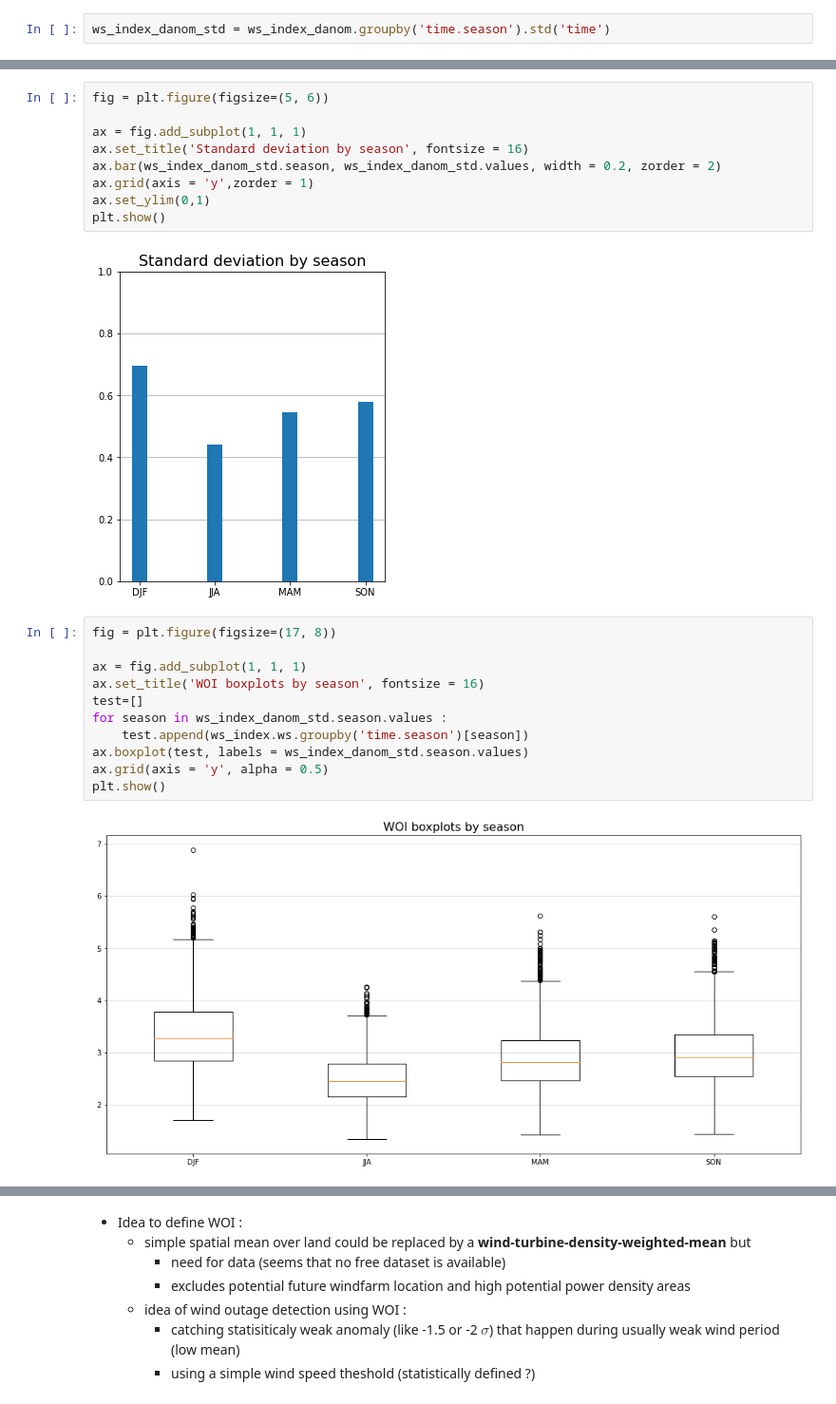
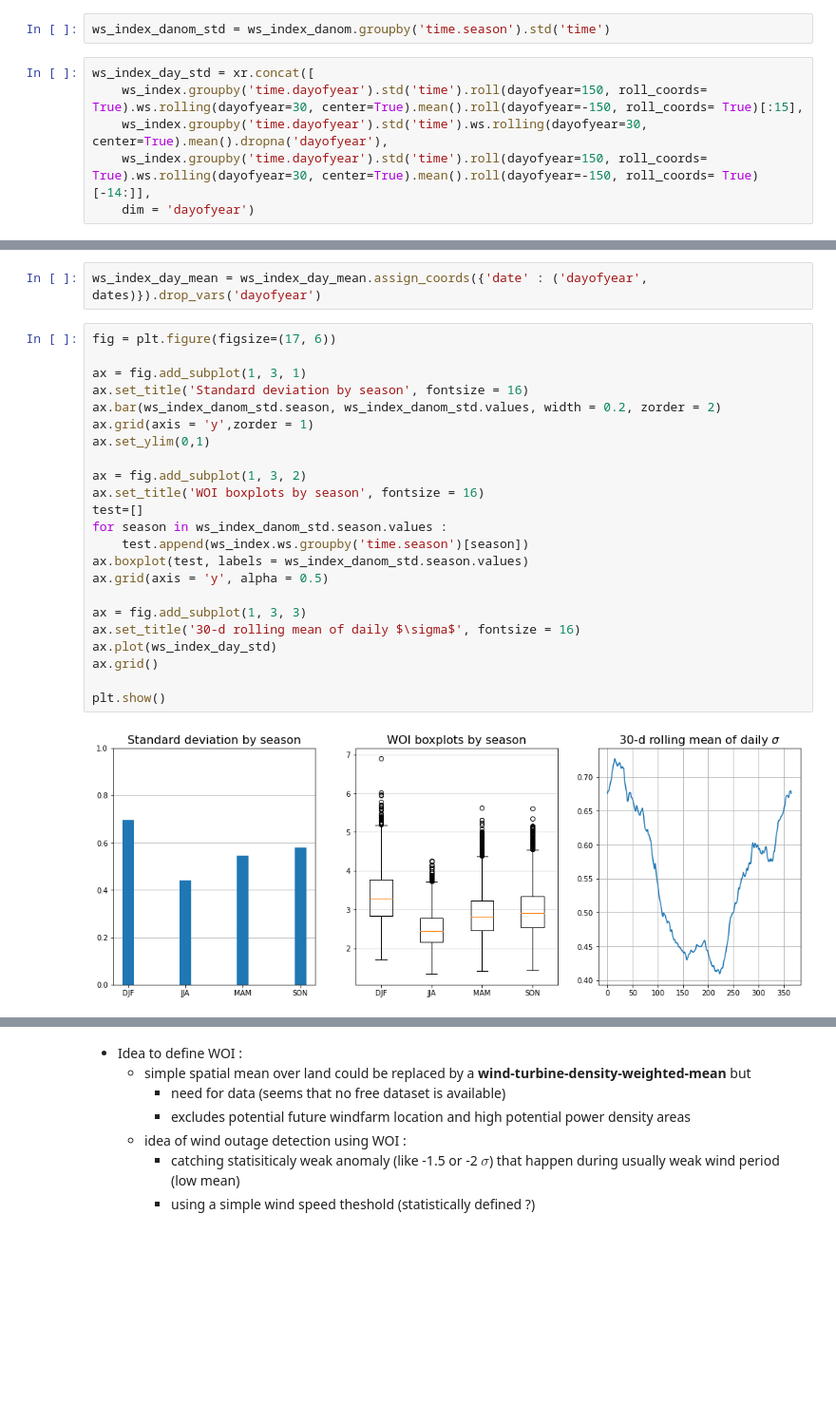
Before and after one commit to bchatelon/year_weather_regime, a Jupyter notebook: wind_outage.ipynb, the cells around one changed output, grey strips where cells are left out. Shown at 95% size. Cells and saved outputs as stored; diff of their text form; blank space fills up the shorter version.

```diff
--- a/wind_outage.ipynb
+++ b/wind_outage.ipynb
@@ -185,3 +193,9 @@ plt.show()
 + \+ de variabilité en hiver ? (verif == std après groupby(season)
 # %%
 ws_index_danom_std = ws_index_danom.groupby('time.season').std('time')
+# %%
+ws_index_day_std = xr.concat([
+    ws_index.groupby('time.dayofyear').std('time').roll(dayofyear=150, roll_coords= True).ws.rolling(dayofyear=30, center=True).mean().roll(dayofyear=-150, roll_coords= True)[:15],
+    ws_index.groupby('time.dayofyear').std('time').ws.rolling(dayofyear=30, center=True).mean().dropna('dayofyear'),
+    ws_index.groupby('time.dayofyear').std('time').roll(dayofyear=150, roll_coords= True).ws.rolling(dayofyear=30, center=True).mean().roll(dayofyear=-150, roll_coords= True)[-14:]],
+    dim = 'dayofyear')
@@ -188,24 +213,27 @@ ws_index_danom_std = ws_index_danom.groupby('time.season').std('time')
+# %%
+ws_index_day_mean = ws_index_day_mean.assign_coords({'date' : ('dayofyear', dates)}).drop_vars('dayofyear')
 # %%
-fig = plt.figure(figsize=(5, 6))
+fig = plt.figure(figsize=(17, 6))
 
-ax = fig.add_subplot(1, 1, 1)
+ax = fig.add_subplot(1, 3, 1)
 ax.set_title('Standard deviation by season', fontsize = 16)
 ax.bar(ws_index_danom_std.season, ws_index_danom_std.values, width = 0.2, zorder = 2)
 ax.grid(axis = 'y',zorder = 1)
 ax.set_ylim(0,1)
+
+ax = fig.add_subplot(1, 3, 2)
+ax.set_title('WOI boxplots by season', fontsize = 16)
+test=[]
+for season in ws_index_danom_std.season.values :
+    test.append(ws_index.ws.groupby('time.season')[season])
+ax.boxplot(test, labels = ws_index_danom_std.season.values)
+ax.grid(axis = 'y', alpha = 0.5)
+
+ax = fig.add_subplot(1, 3, 3)
+ax.set_title('30-d rolling mean of daily $\sigma$', fontsize = 16)
+ax.plot(ws_index_day_std)
+ax.grid()
+
 plt.show()
 # %% [output]
-[figure, old version]
+[figure, new version]
-# %%
-fig = plt.figure(figsize=(17, 8))
-
-ax = fig.add_subplot(1, 1, 1)
-ax.set_title('WOI boxplots by season', fontsize = 16)
-test=[]
-for season in ws_index_danom_std.season.values :
-    test.append(ws_index.ws.groupby('time.season')[season])
-ax.boxplot(test, labels = ws_index_danom_std.season.values)
-ax.grid(axis = 'y', alpha = 0.5)
-plt.show()
-# %% [output]
-[figure, removed]
```
Also changed, not shown: parts of 12 cells of this notebook.
